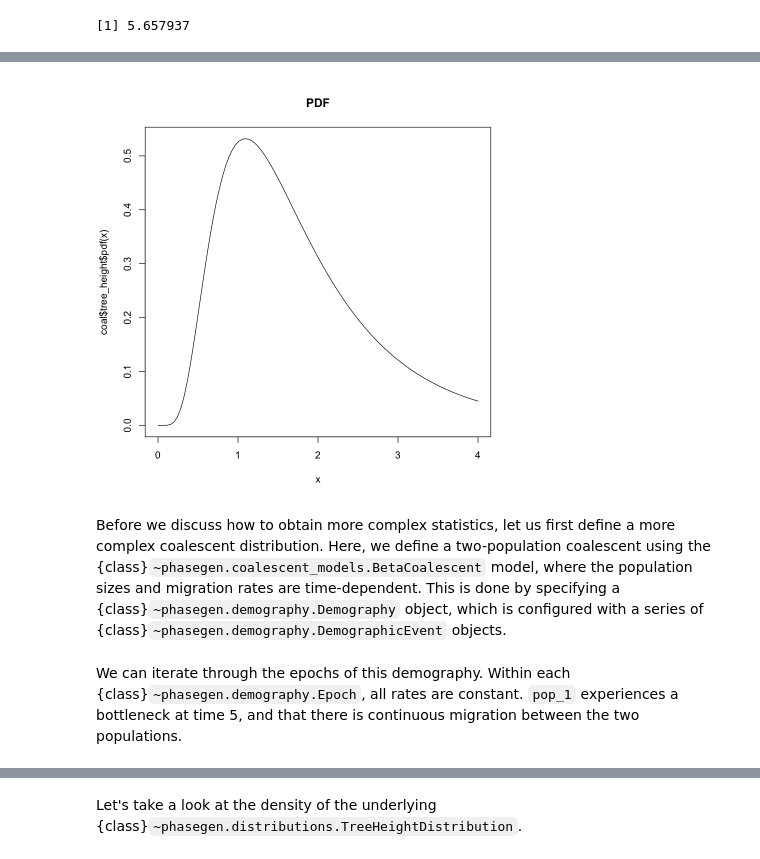
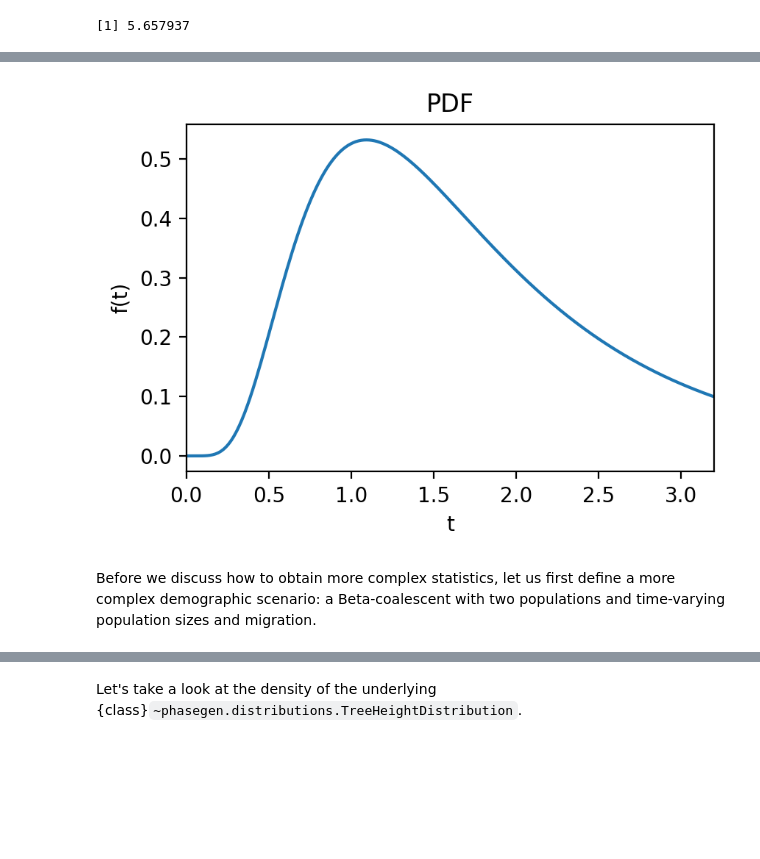
Before and after one commit to Sendrowski/PhaseGen, a Jupyter notebook: docs/reference/R/quickstart.ipynb, the cells around one changed output, grey strips where cells are left out. Saved outputs shown, nothing was run; the diff lists cells and outputs as text; code cells hidden in the pictures; blank space fills up the shorter version.

```diff
--- a/docs/reference/R/quickstart.ipynb
+++ b/docs/reference/R/quickstart.ipynb
@@ -57,8 +67,6 @@ coal$tree_height$quantile(0.95)
-# %%
-x <- seq(0, 4, length.out = 100)
-
-plot(x, coal$tree_height$pdf(x), type = "l", main = "PDF")
-# %% [output]
-[figure, removed]
+# %%
+render(coal$tree_height$pdf)
+# %% [output]
+[figure, added]
 # %% [markdown]
-Before we discuss how to obtain more complex statistics, let us first define a more complex coalescent distribution. Here, we define a two-population coalescent using the {class}`~phasegen.coalescent_models.BetaCoalescent` model, where the population sizes and migration rates are time-dependent. This is done by specifying a {class}`~phasegen.demography.Demography` object, which is configured with a series of {class}`~phasegen.demography.DemographicEvent` objects.
+Before we discuss how to obtain more complex statistics, let us first define a more complex demographic scenario: a Beta-coalescent with two populations and time-varying population sizes and migration.
@@ -79,2 +72,0 @@ coal <- pg$Coalescent(
-# %% [markdown]
-We can iterate through the epochs of this demography. Within each {class}`~phasegen.demography.Epoch`, all rates are constant. ``pop_1`` experiences a bottleneck at time 5, and that there is continuous migration between the two populations.
```
Also changed, not shown: parts of 59 cells of this notebook.
